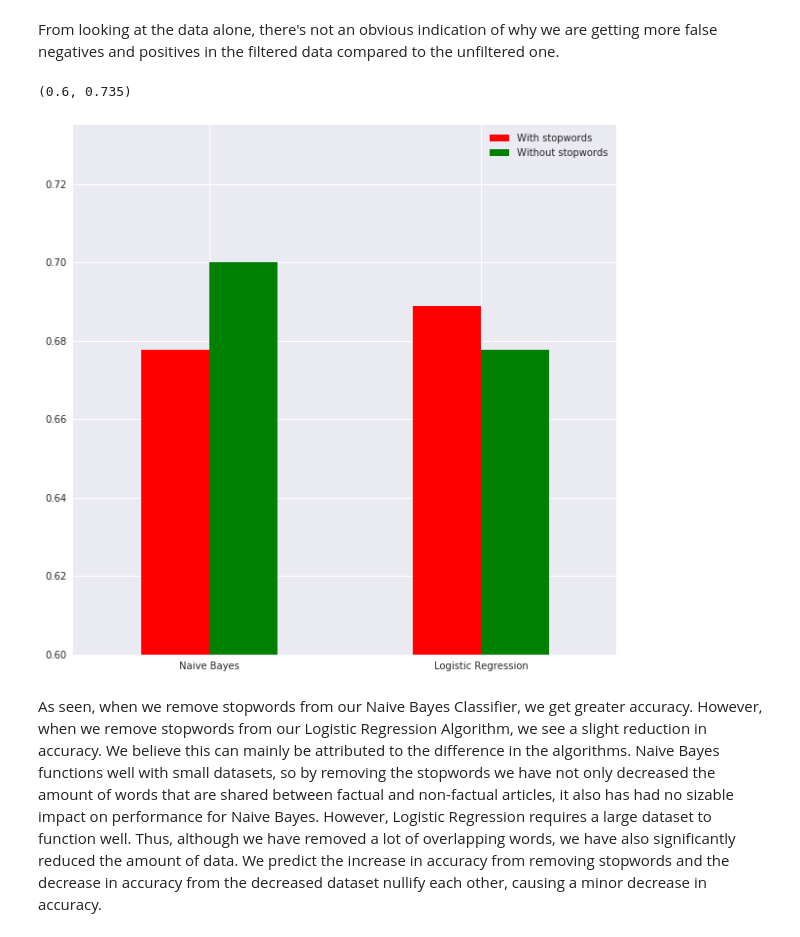
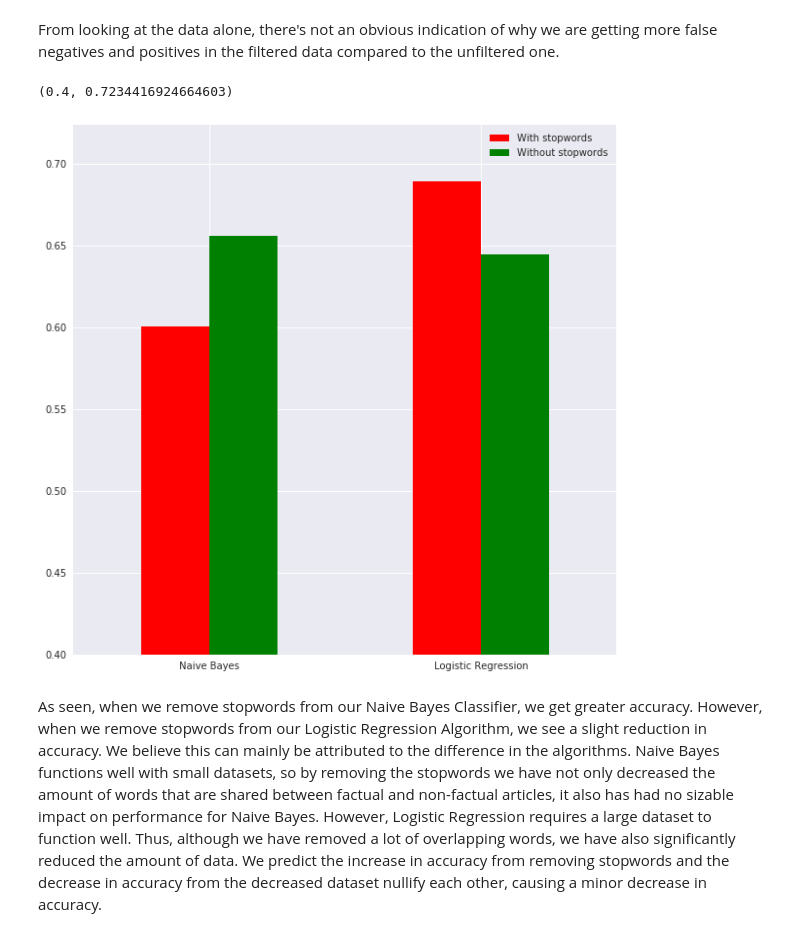
Before and after one commit to CarolineLiong/Fact-vs-Opinion-Articles, a Jupyter notebook: CSCI 183 Project.ipynb, the cells around one changed output. Saved outputs shown, nothing was run; the diff lists cells and outputs as text; code cells hidden in the pictures.

```diff
--- a/CSCI 183 Project.ipynb
+++ b/CSCI 183 Project.ipynb
@@ -638,22 +638,22 @@ y_pred_class_reshaped = y_pred_class.reshape(-1,1)
 y_test_reshaped = y_test.reshape(-1,1)
 NB_scores = cross_val_score(naive_bayes, y_test_reshaped, y_pred_class_reshaped, cv = 5)
 print NB_scores
-total_LR = 0
+total_NB = 0
 for i in NB_scores:
-    total_LR += i
-total_LR /= len(NB_scores)
-print total_LR
+    total_NB += i
+total_NB /= len(NB_scores)
+print total_NB
 
 # Cross Validation for NB with stopwords.
 yf_pred_class_reshaped = yf_pred_class.reshape(-1,1)
 yf_test_reshaped = yf_test.reshape(-1,1)
 NB_scoresf = cross_val_score(naive_bayes, yf_test_reshaped, yf_pred_class_reshaped, cv = 5)
 print NB_scoresf
-total_LRF = 0
+total_NBF = 0
 for i in NB_scoresf:
-    total_LRF += i
-total_LRF /= len(NB_scores)
-print total_LRF
+    total_NBF += i
+total_NBF /= len(NB_scores)
+print total_NBF
 # %% [output]
 [0.57894737 0.61111111 0.61111111 0.61111111 0.58823529]
 0.6001031991744067
@@ -899,13 +899,13 @@ From looking at the data alone, there's not an obvious indication of why we are
 # %%
 #histogram = pd.DataFrame({'NB with stopwords':[NB_with_stopwords], 'NB without stopwords':[NB_without_stopwords],
                         #'LR with stopwords':[LR_with_stopwords], 'LR without stopwords':[LR_without_stopwords]})
-histogram = pd.DataFrame({'With stopwords':[NB_with_stopwords, LR_with_stopwords], 'Without stopwords': [NB_without_stopwords, LR_without_stopwords]})
+histogram = pd.DataFrame({'With stopwords':[total_NB, total_LR], 'Without stopwords': [total_NBF, total_LRF]})
 
 graph = histogram.plot(kind="bar",  color = ['r', 'g', 'r','g'], figsize=(10,10))
 graph.set_xticklabels(["Naive Bayes", "Logistic Regression"], rotation = 0)
-graph.set_ylim(ymin=0.6)
+graph.set_ylim(ymin=0.4)
 # %% [output]
-(0.6, 0.735)
+(0.4, 0.7234416924664603)
-[figure, old version]
+[figure, new version]
 # %% [markdown]
 As seen, when we remove stopwords from our Naive Bayes Classifier, we get greater accuracy. However, when we remove stopwords from our Logistic Regression Algorithm, we see a slight reduction in accuracy. We believe this can mainly be attributed to the difference in the algorithms. Naive Bayes functions well with small datasets, so by removing the stopwords we have not only decreased the amount of words that are shared between factual and non-factual articles, it also has had no sizable impact on performance for Naive Bayes. However, Logistic Regression requires a large dataset to function well. Thus, although we have removed a lot of overlapping words, we have also significantly reduced the amount of data. We predict the increase in accuracy from removing stopwords and the decrease in accuracy from the decreased dataset nullify each other, causing a minor decrease in accuracy.
```
Also changed, not shown: parts of 5 cells of this notebook.
